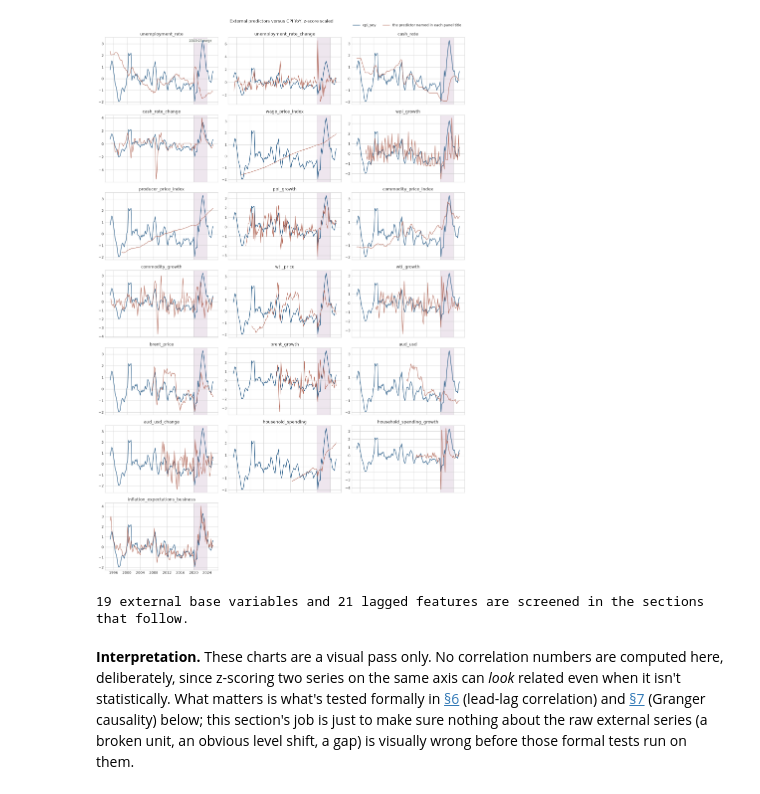
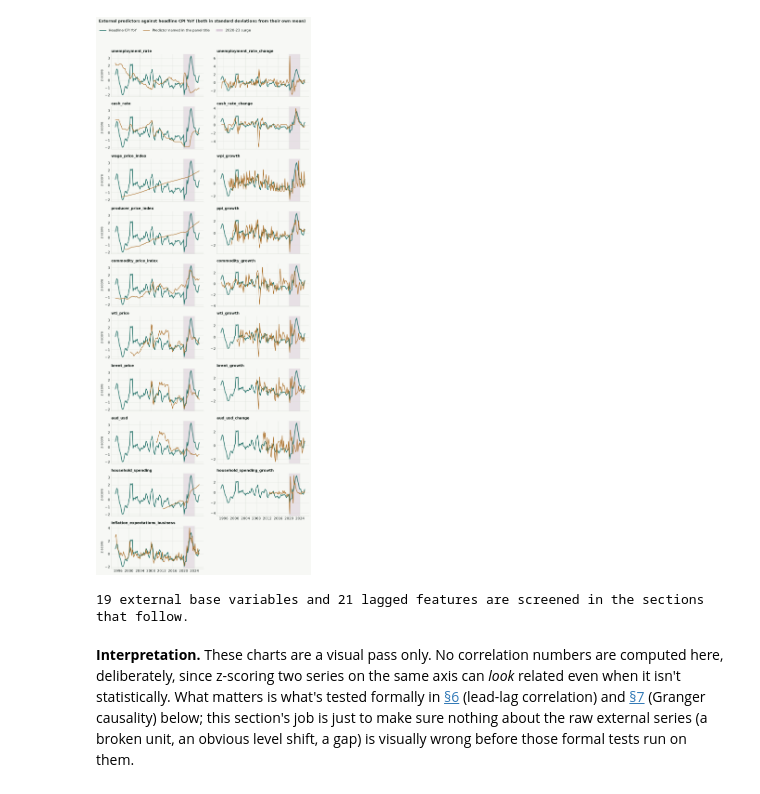
Before and after one commit to JuanVu1810/Australian-CPI-Forecast, a Jupyter notebook: book/australian_cpi_forecasting/appendix_eda/04_external_variables.ipynb, the cells around one changed output. Saved outputs shown, nothing was run; the diff lists cells and outputs as text; code cells hidden in the pictures.

```diff
--- a/book/australian_cpi_forecasting/appendix_eda/04_external_variables.ipynb
+++ b/book/australian_cpi_forecasting/appendix_eda/04_external_variables.ipynb
@@ -15,50 +15,58 @@ EXTERNAL_BASE_COLS = [
 # Squared and interaction terms are Elastic Net modelling features (Chapter 4.2), not raw external predictors,
 # so the EDA screens the plain lags only
 engineered_cols = {column for column in df_model.columns if column.endswith('_sq') or '_x_' in column}
 EXTERNAL_LAGGED_FEATURES = [
     column for column in df_model.columns
     if '_lag' in column and column not in engineered_cols
     and re.sub(r'_lag\d+$', '', column) not in cpi_family_exclusion_cols
 ]
 
 def zscore(series: pd.Series) -> pd.Series:
     numeric = pd.to_numeric(series, errors='coerce')
     std = numeric.std(ddof=0)
     if pd.isna(std) or std == 0:
         return numeric * np.nan
     return (numeric - numeric.mean()) / std
 
 
 def shade_surge(ax, label=False, where="top", alpha=0.14):
     """The 2020-23 COVID and inflation-surge window as one light full-height band: one definition for the whole book.
     label=True names the band in plain text (do that once per figure); `where` is "top" or "bottom"."""
     s, e = pd.Period("2020Q1", "Q").to_timestamp(), pd.Period("2023Q4", "Q").to_timestamp(how="end")
     ax.axvspan(s, e, color="#8a4f8a", alpha=alpha, linewidth=0, zorder=0)
     if label:
         ax.text(s + (e - s) / 2, 0.97 if where == "top" else 0.03, "2020-23 surge", transform=ax.get_xaxis_transform(),
-                ha="center", va="top" if where == "top" else "bottom", fontsize=8.5, color="#16211c", zorder=1.6,
+                ha="center", va="top" if where == "top" else "bottom", fontsize=10, color="#16211c", zorder=1.6,
                 bbox=dict(boxstyle="round,pad=0.15", facecolor="#f7f8f5", edgecolor="none", alpha=0.85))
 
-n_cols = 3
+n_cols = 2
 n_rows = int(np.ceil(len(EXTERNAL_BASE_COLS) / n_cols))
-fig, axes = plt.subplots(n_rows, n_cols, figsize=(15, max(4, 3.2 * n_rows)), sharex=True)
-axes = np.array(axes).reshape(-1)
-for ax, column in zip(axes, EXTERNAL_BASE_COLS):
-    ax.plot(df['quarter_start'], zscore(df[TARGET]), label=TARGET, color='#2c5f8a', linewidth=1.5)
-    ax.plot(df['quarter_start'], zscore(df[column]), label=column, color='#a64f3c', linewidth=1.2, alpha=0.85)
-    ax.set_title(column)
-    shade_surge(ax, label=(ax is axes[0]), where="top")
-for ax in axes[len(EXTERNAL_BASE_COLS):]:
-    ax.axis('off')
-fig.suptitle('External predictors versus CPI YoY, z-score scaled', y=1.002)
-fig.legend(axes[0].lines[:2], [TARGET, 'the predictor named in each panel title'], loc='upper right',
-           ncol=2, frameon=False, fontsize=10, bbox_to_anchor=(0.99, 1.0))
-fig.tight_layout()
-plt.show()
+with plt.rc_context(BOOK_STYLE):
+    fig, axes = plt.subplots(n_rows, n_cols, figsize=(9.6, 2.4 * n_rows + 0.8), sharex=True)
+    axes = np.array(axes).reshape(-1)
+    for ax, column in zip(axes, EXTERNAL_BASE_COLS):
+        ax.plot(df['quarter_start'], zscore(df[TARGET]), label='Headline CPI YoY', color=ACCENT, linewidth=2.0)
+        ax.plot(df['quarter_start'], zscore(df[column]), label='Predictor named in the panel title', color=HIGHLIGHT, linewidth=1.5)
+        ax.set_title(column, fontsize=11.5)
+        shade_surge(ax)
+    for ax in axes[len(EXTERNAL_BASE_COLS):]:
+        ax.axis('off')
+    for ax in axes[len(EXTERNAL_BASE_COLS) - n_cols:len(EXTERNAL_BASE_COLS)]:
+        ax.tick_params(labelbottom=True)
+    for ax in axes[::n_cols]:
+        ax.set_ylabel('z-score')
+    fig.suptitle('External predictors against headline CPI YoY (both in standard deviations from their own mean)',
+                 x=0.01, y=0.999, ha='left', va='top', fontsize=12.5, fontweight='bold')
+    from matplotlib.patches import Patch
+    fig.legend(axes[0].lines[:2] + [Patch(facecolor='#8a4f8a', alpha=0.25)],
+               ['Headline CPI YoY', 'Predictor named in the panel title', '2020-23 surge'], loc='upper left',
+               ncol=3, frameon=False, bbox_to_anchor=(0.0, 0.987))
+    fig.tight_layout(rect=(0, 0, 1, 0.965))
+    plt.show()
 
 print(f"{len(EXTERNAL_BASE_COLS)} external base variables and {len(EXTERNAL_LAGGED_FEATURES)} lagged features are screened in the sections that follow.")
 # %% [output]
-[figure, old version]
+[figure, new version]
 19 external base variables and 21 lagged features are screened in the sections that follow.
 # %% [markdown]
 **Interpretation.** These charts are a visual pass only. No correlation numbers are
```
Also changed, not shown: 14 other files.
